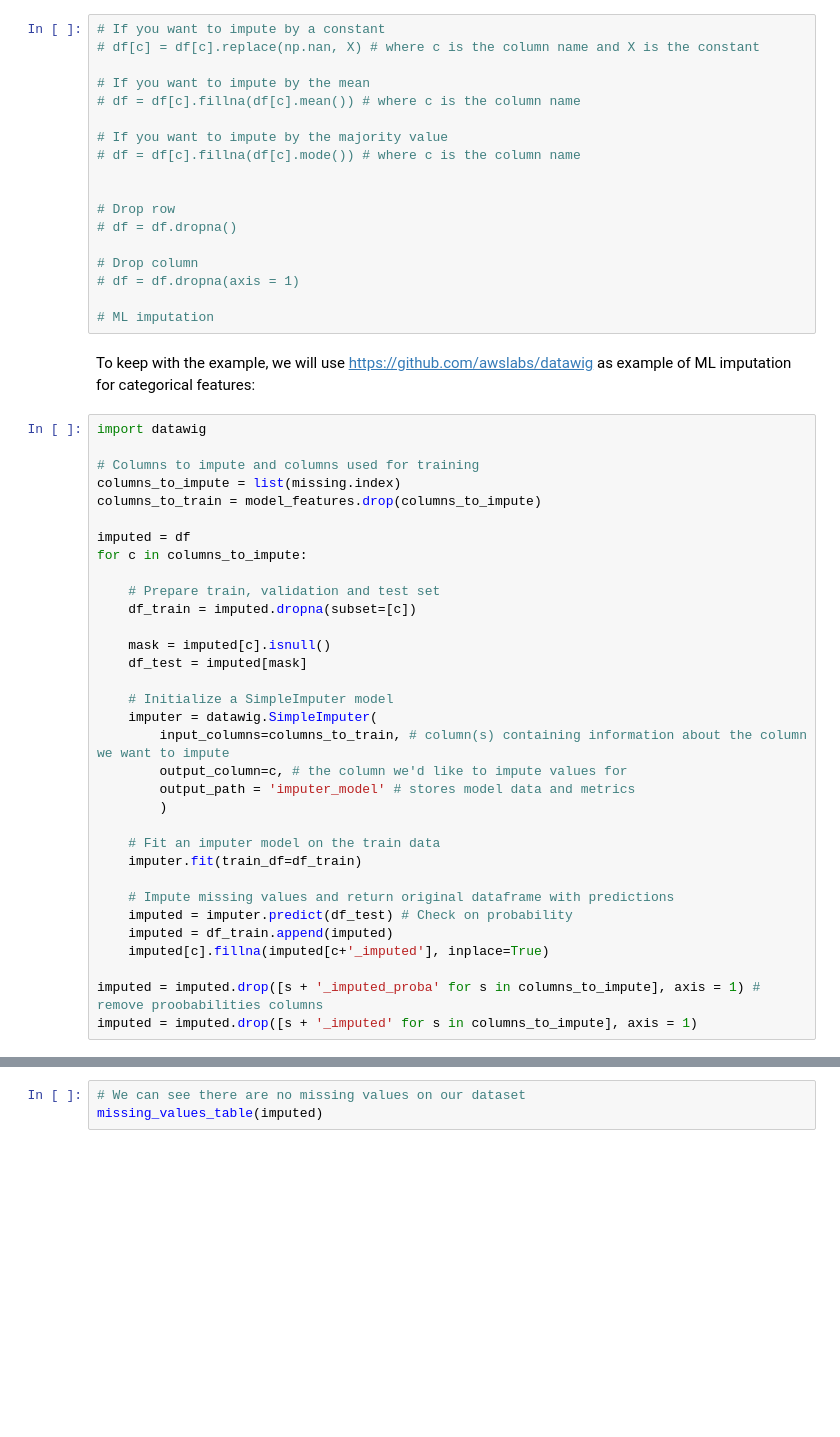
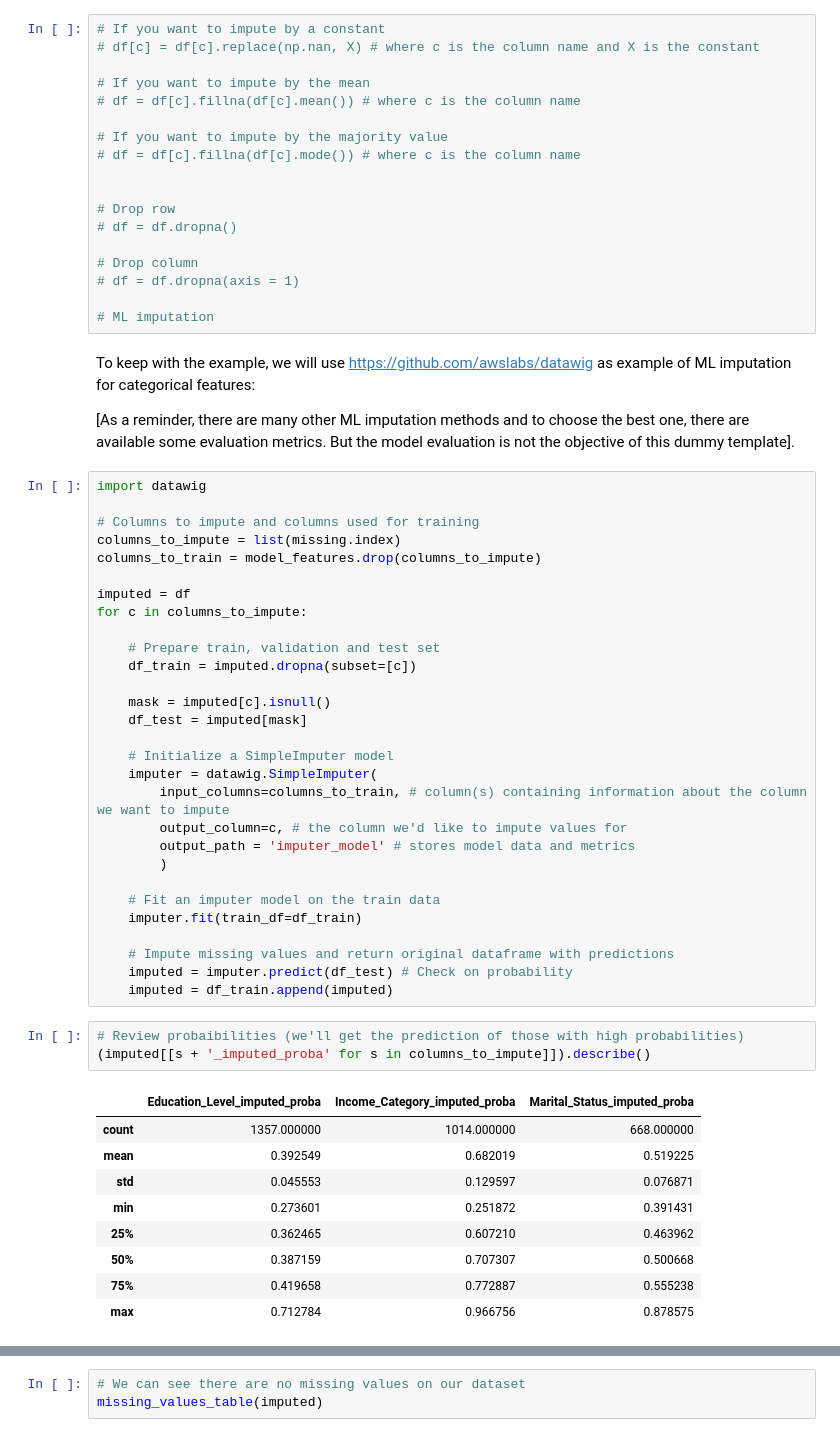
Before and after one commit to mballesta/Templates_ML, a Jupyter notebook: EDA_template.ipynb, the cells around one changed output, grey strips where cells are left out. Cells and saved outputs as stored; diff of their text form; blank space fills up the shorter version.

```diff
--- a/EDA_template.ipynb
+++ b/EDA_template.ipynb
@@ -340,6 +340,8 @@ In the following commented code, you will see a simple sample on how to perform
 # ML imputation
 # %% [markdown]
 To keep with the example, we will use https://github.com/awslabs/datawig as example of ML imputation for categorical features:
+
+[As a reminder, there are many other ML imputation methods and to choose the best one, there are available some evaluation metrics. But the model evaluation is not the objective of this dummy template].
 # %%
 import datawig
 
@@ -369,7 +371,16 @@ for c in columns_to_impute:
     # Impute missing values and return original dataframe with predictions
     imputed = imputer.predict(df_test) # Check on probability
     imputed = df_train.append(imputed)
-    imputed[c].fillna(imputed[c+'_imputed'], inplace=True)
-
-imputed = imputed.drop([s + '_imputed_proba' for s in columns_to_impute], axis = 1) # remove proobabilities columns
-imputed = imputed.drop([s + '_imputed' for s in columns_to_impute], axis = 1)
+# %%
+# Review probaibilities (we'll get the prediction of those with high probabilities)
+(imputed[[s + '_imputed_proba' for s in columns_to_impute]]).describe()
+# %% [output]
+|  | Education_Level_imputed_proba | Income_Category_imputed_proba | Marital_Status_imputed_proba |
+| count | 1357.000000 | 1014.000000 | 668.000000 |
+| mean | 0.392549 | 0.682019 | 0.519225 |
+| std | 0.045553 | 0.129597 | 0.076871 |
+| min | 0.273601 | 0.251872 | 0.391431 |
+| 25% | 0.362465 | 0.607210 | 0.463962 |
+| 50% | 0.387159 | 0.707307 | 0.500668 |
+| 75% | 0.419658 | 0.772887 | 0.555238 |
+| max | 0.712784 | 0.966756 | 0.878575 |
```
Also changed, not shown: parts of 8 cells of this notebook.
